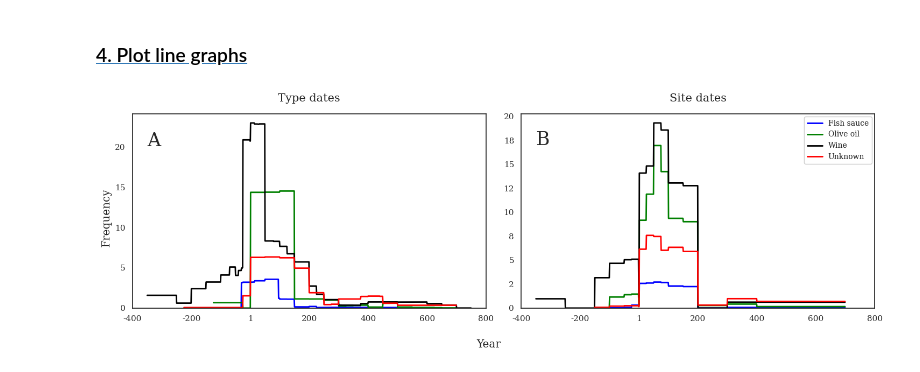
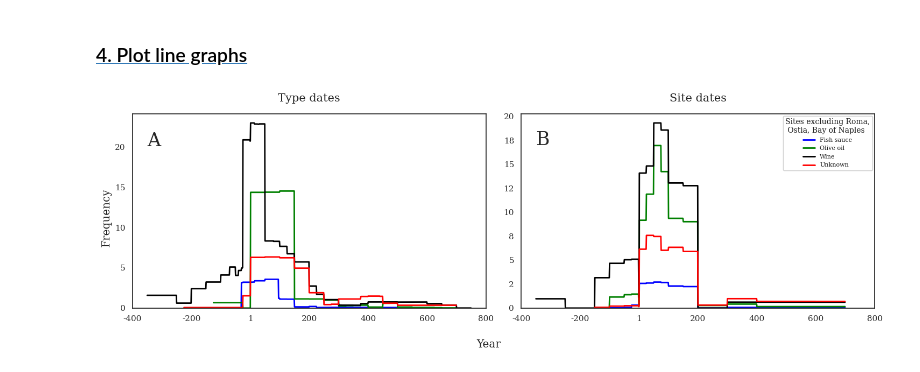
Before and after one commit to Tom-Brughmans/Sonata, a Jupyter notebook: src/application/Figs13a-b.ipynb, the cells around one changed output. Cells and saved outputs as stored; diff of their text form; code cells hidden in the pictures.

```diff
--- a/src/application/Figs13a-b.ipynb
+++ b/src/application/Figs13a-b.ipynb
@@ -72,32 +72,32 @@ fig, axs = plt.subplots(1, 2, figsize=(15, 5))
 
 axs[0].set_xlim([-400, 800])
 axs[1].set_xlim([-400, 800])
 
 for ax, df in zip(axs.ravel(), list_of_dfs):
     plot_graph(dicts_of_df = df,
                palette=["blue", "green", "black", "red"],
                ax = ax,
                linewidth = 2)
 
     ax.set_ylim(0, None)
     ax.yaxis.set_major_formatter(FormatStrFormatter("%.0f"))
     ax.set_xlabel(None)
     ax.set_ylabel(None)
     ax.get_legend().remove()
     ax.set_xticklabels([int(i) if i != 0 else 1 for i in ax.get_xticks()])
     handles, labels = ax.get_legend_handles_labels()
-    fig.legend(handles, labels, bbox_to_anchor=(0.979, 0.89), fontsize = 10)
+    fig.legend(handles, labels, title="Sites excluding Roma,\n Ostia, Bay of Naples",  title_fontproperties = {"size":10}, bbox_to_anchor=(0.979, 0.89), fontsize = 8)
 
 axs[0].set_title(label = "Type dates", y=1.04, size=15)
 axs[1].set_title(label = "Site dates", y=1.04, size=15)
 
 fig.supxlabel("Year")
 fig.supylabel("Frequency")
 
 axs[0].text(-350, 20.05, "A", fontsize = 25)
 axs[1].text(-350, 17, "B", fontsize = 25)
 
 plt.tight_layout()
 plt.savefig("../../figs/Fig13a-b.png", bbox_inches="tight")
 # %% [output]
-[figure, old version]
+[figure, new version]
```
Also changed, not shown: 9 other files.
